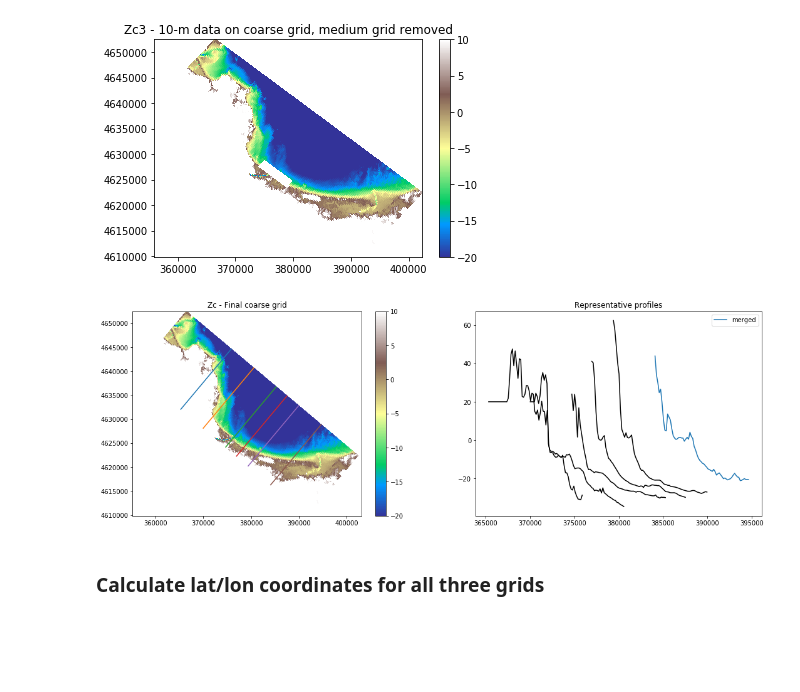
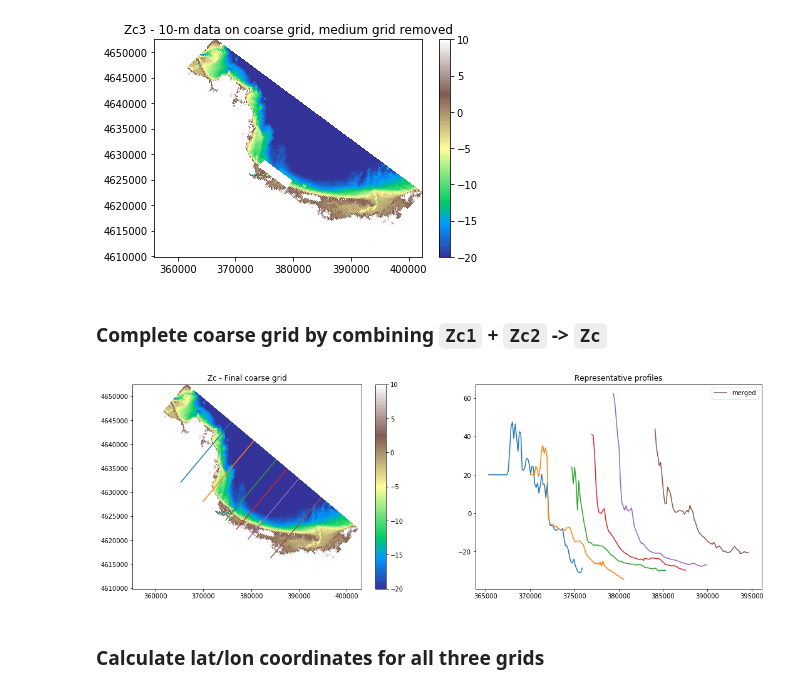
Before and after one commit to csherwood-usgs/CCBay, a Jupyter notebook: CCBay_grid_v1.ipynb, the cells around one changed output. Saved outputs shown, nothing was run; the diff lists cells and outputs as text; code cells hidden in the pictures; blank space fills up the shorter version.

```diff
--- a/CCBay_grid_v1.ipynb
+++ b/CCBay_grid_v1.ipynb
@@ -827,31 +841,33 @@ plt.title('Zc3 - 10-m data on coarse grid, medium grid removed')
 plt.colorbar();
 # %% [output]
 [figure]
+# %% [markdown]
+### Complete coarse grid by combining `Zc1` + `Zc2` -> `Zc`
 # %%
 Zcstack = np.stack((Zc1,Zc3))
 Zc = np.nanmean(Zcstack, 0)
 # %%
 # plot
 fig = plt.figure(figsize=(18,6))
 plt.subplot(1,2,1)
 plt.pcolormesh(Xc,Yc,Zc,vmin=-20,vmax=10,cmap=plt.cm.terrain)
 for i in np.array([50,75,100,112,125,150]):
     plt.plot(Xc[:,i],Yc[:,i],'-')
 
 plt.title('Zc - Final coarse grid')
 plt.colorbar()
 plt.axis('equal');
 plt.subplot(1,2,2)
 for i in np.array([50,75,100,112,125]):
-    plt.plot(Xc[:,i],Zc[:,i],'-k')
+    plt.plot(Xc[:,i],Zc[:,i],'-')
 
 # one last transect to get the legend
 i=150
 plt.plot(Xc[:,i],Zc[:,i],'-',label='merged')
 plt.title('Representative profiles')
 plt.legend();
 # %% [output]
-[figure, old version]
+[figure, new version]
 # %% [markdown]
 ### Calculate lat/lon coordinates for all three grids
 # %%
```
Also changed, not shown: parts of 37 cells of this notebook.
